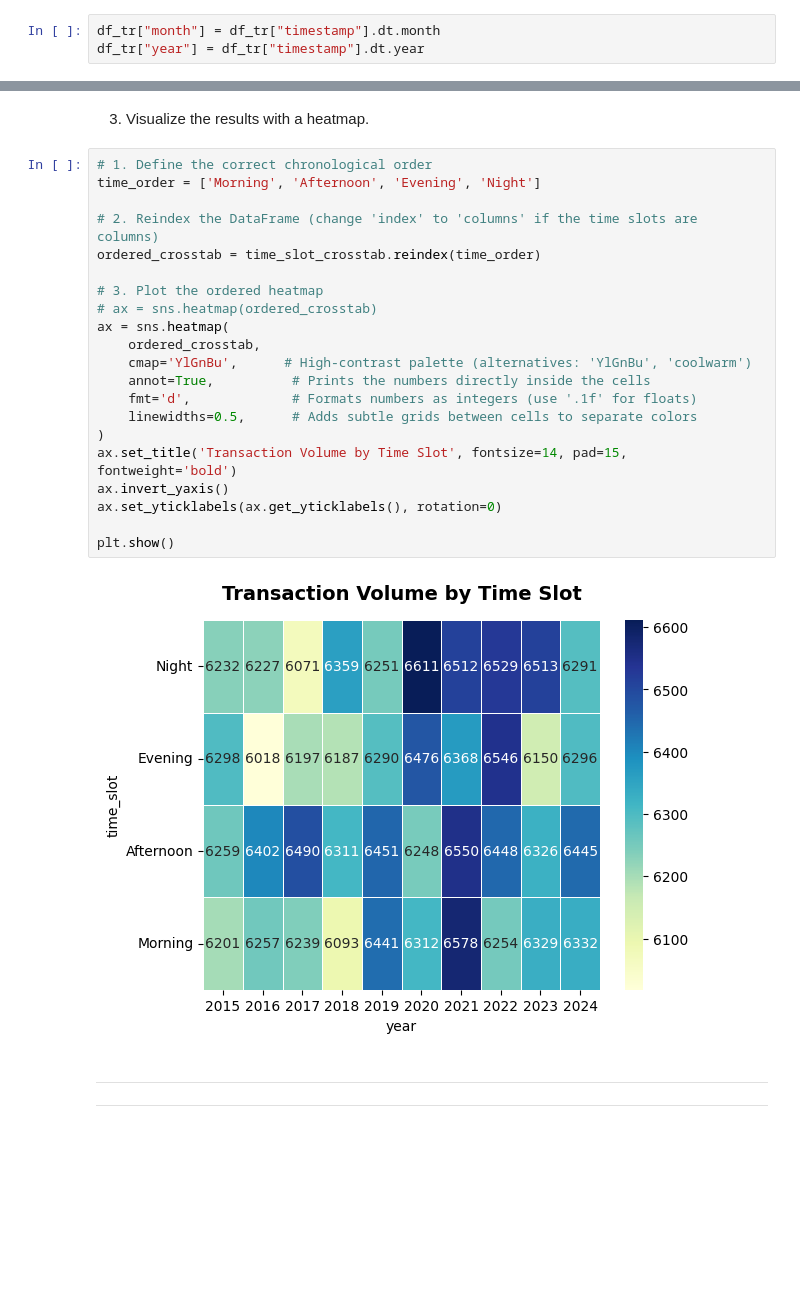
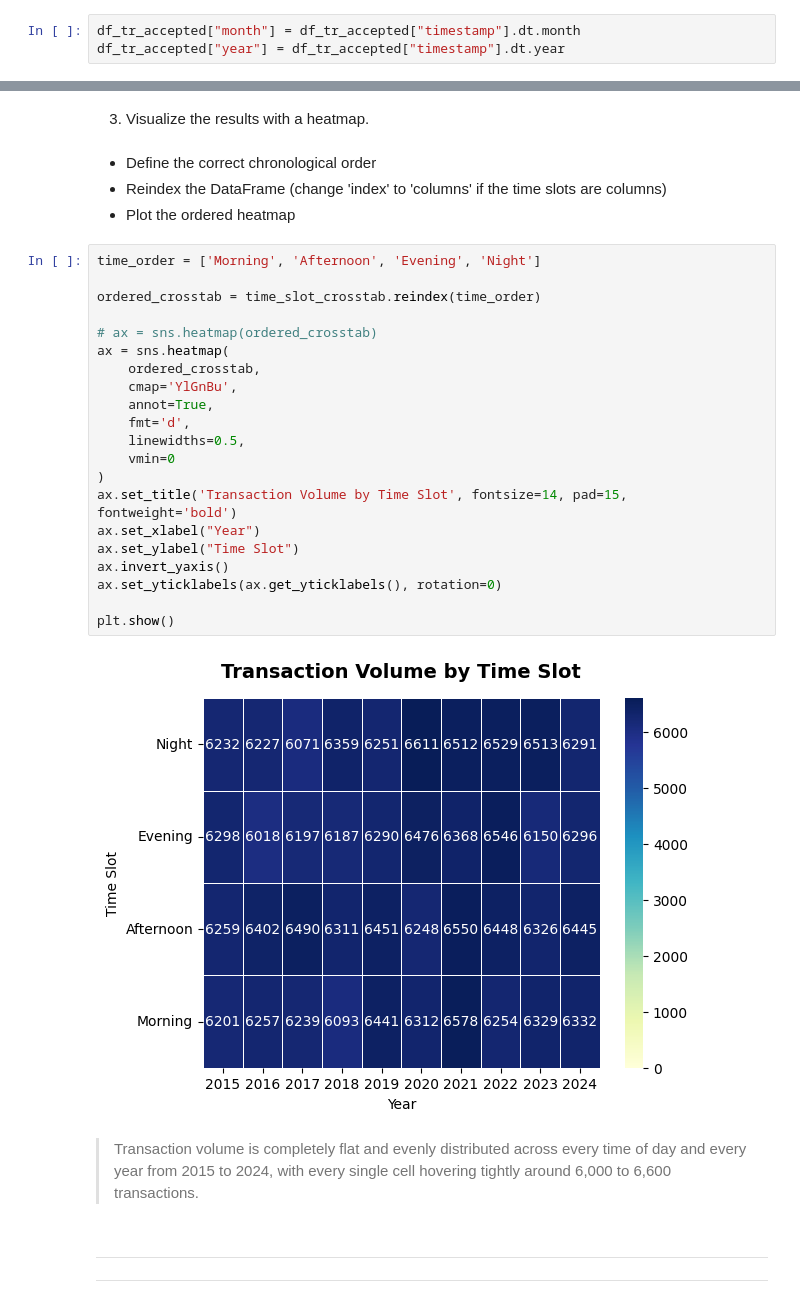
Before and after one commit to edupetitvalley/sprint9-python-graphs, a Jupyter notebook: sprint9.ipynb, the cells around one changed output, grey strips where cells are left out. Drawn from its saved outputs; the diff is of its cells as text; blank space fills up the shorter version.

```diff
--- a/sprint9.ipynb
+++ b/sprint9.ipynb
@@ -634,5 +548,5 @@ Guiding Steps
 - Sum the values in the `amount` column for each year-month combination.
 - This creates an aggregated table showing monthly sales revenue over time.
 # %%
-df_tr["month"] = df_tr["timestamp"].dt.month
-df_tr["year"] = df_tr["timestamp"].dt.year
+df_tr_accepted["month"] = df_tr_accepted["timestamp"].dt.month
+df_tr_accepted["year"] = df_tr_accepted["timestamp"].dt.year
@@ -930,29 +847,35 @@ time_slot_crosstab
 | Night | 6232 | 6227 | 6071 | 6359 | 6251 | 6611 | 6512 | 6529 | 6513 | 6291 |
 # %% [markdown]
 3. Visualize the results with a heatmap.
+# %% [markdown]
+- Define the correct chronological order
+- Reindex the DataFrame (change 'index' to 'columns' if the time slots are columns)
+- Plot the ordered heatmap
 # %%
-# 1. Define the correct chronological order
 time_order = ['Morning', 'Afternoon', 'Evening', 'Night']
 
-# 2. Reindex the DataFrame (change 'index' to 'columns' if the time slots are columns)
 ordered_crosstab = time_slot_crosstab.reindex(time_order)
 
-# 3. Plot the ordered heatmap
 # ax = sns.heatmap(ordered_crosstab)
 ax = sns.heatmap(
     ordered_crosstab,
-    cmap='YlGnBu',      # High-contrast palette (alternatives: 'YlGnBu', 'coolwarm')
-    annot=True,          # Prints the numbers directly inside the cells
-    fmt='d',             # Formats numbers as integers (use '.1f' for floats)
-    linewidths=0.5,      # Adds subtle grids between cells to separate colors
+    cmap='YlGnBu',
+    annot=True,
+    fmt='d',
+    linewidths=0.5,
+    vmin=0
 )
 ax.set_title('Transaction Volume by Time Slot', fontsize=14, pad=15, fontweight='bold')
+ax.set_xlabel("Year")
+ax.set_ylabel("Time Slot")
 ax.invert_yaxis()
 ax.set_yticklabels(ax.get_yticklabels(), rotation=0)
 
 plt.show()
 # %% [output]
-[figure, old version]
+[figure, new version]
+# %% [markdown]
+> Transaction volume is completely flat and evenly distributed across every time of day and every year from 2015 to 2024, with every single cell hovering tightly around 6,000 to 6,600 transactions.
 # %% [markdown]
 ---
 ---
```
Also changed, not shown: parts of 61 cells of this notebook.
